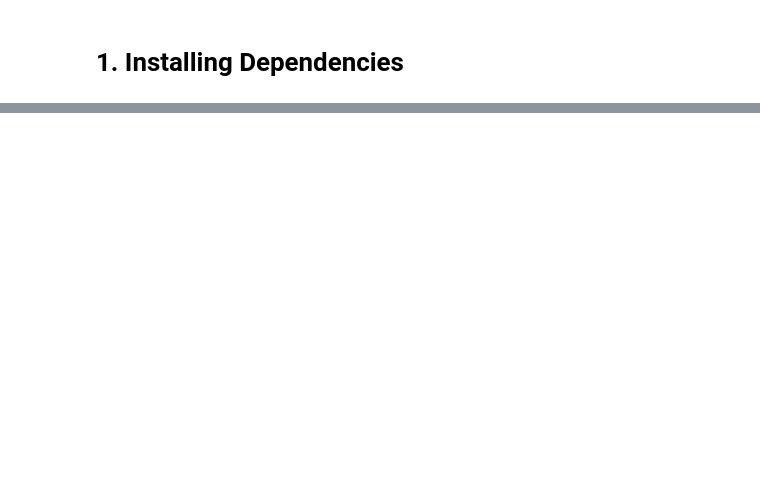
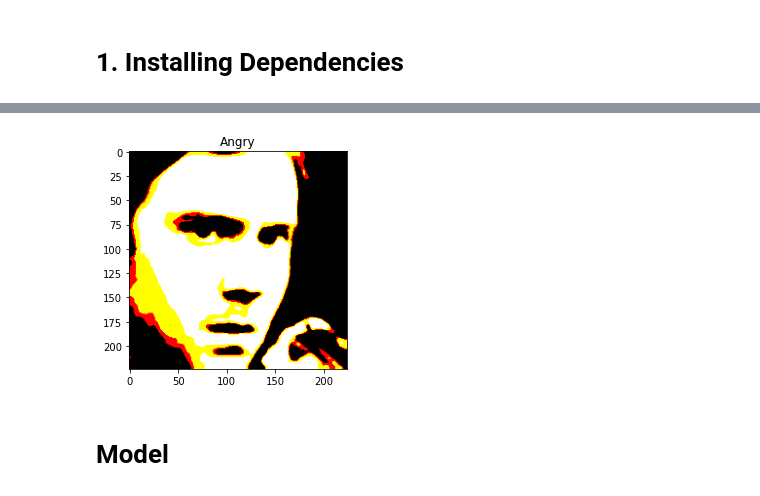
Before and after one commit to andr3wV/CoreMLEmotionDetect, a Jupyter notebook: facial-expression-recognition.ipynb, the cells around one changed output, grey strips where cells are left out. Saved outputs shown, nothing was run; the diff lists cells and outputs as text; code cells hidden in the pictures; blank space fills up the shorter version.

```diff
--- a/facial-expression-recognition.ipynb
+++ b/facial-expression-recognition.ipynb
@@ -286,0 +55,4 @@ plot_compare_distributions(test_labels, pred_test_labels3, title1='Test Labels',
+# %%
+import collections
+import imblearn
+oversampler = imblearn.over_sampling.RandomOverSampler()
@@ -286,0 +95,27 @@ plot_compare_distributions(test_labels, pred_test_labels3, title1='Test Labels',
+# %%
+y_train = to_categorical(y_train,num_classes=7)
+y_val   = to_categorical(y_val  ,num_classes=7)
+y_test  = to_categorical(y_test ,num_classes=7)
+# %%
+from copy import deepcopy as copy
+
+def smooth_labels(y, smooth_factor):
+    '''Convert a matrix of one-hot row-vector labels into smoothed versions.
+
+    # Arguments
+        y: matrix of one-hot row-vector labels to be smoothed
+        smooth_factor: label smoothing factor (between 0 and 1)
+
+    # Returns
+        A matrix of smoothed labels.
+    '''
+    assert len(y.shape) == 2, 'input should be a batch of one-hot-encoded data'
+    y2 = copy(y)
+    if 0 <= smooth_factor <= 1:
+        # label smoothing ref: https://www.robots.ox.ac.uk/~vgg/rg/papers/reinception.pdf
+        y2 *= 1 - smooth_factor
+        y2 += smooth_factor / y.shape[1]
+    else:
+        raise Exception(
+            'Invalid label smoothing factor: ' + str(smooth_factor))
+    return y2
@@ -286,0 +196,13 @@ plot_compare_distributions(test_labels, pred_test_labels3, title1='Test Labels',
+# %%
+train_sequence = data_sequence(x_train,y_train,batch_size=16,target_dim=(224,224),n_classes=7,shuffle=False)
+feature,lable = train_sequence.__getitem__(0)
+# %%
+emotion_dict = {0: 'Angry', 1:'Disgust', 2: 'Fear', 3: 'Happy', 4: 'Sad', 5: 'Surprise', 6:'Neutral'}
+
+import matplotlib.pyplot as plt
+plt.imshow(feature[0,:,:,:])
+plt.title(emotion_dict[np.argmax(lable[0])]);
+# %% [output]
+[figure, added]
+# %% [markdown]
+# Model
```
Also changed, not shown: parts of 93 cells of this notebook.
